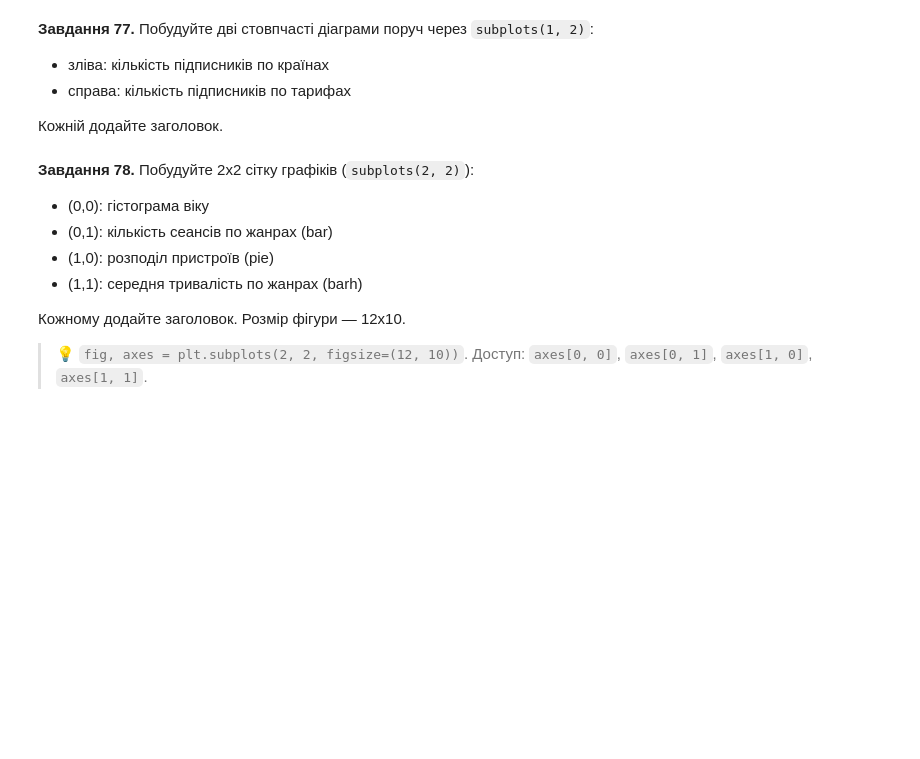
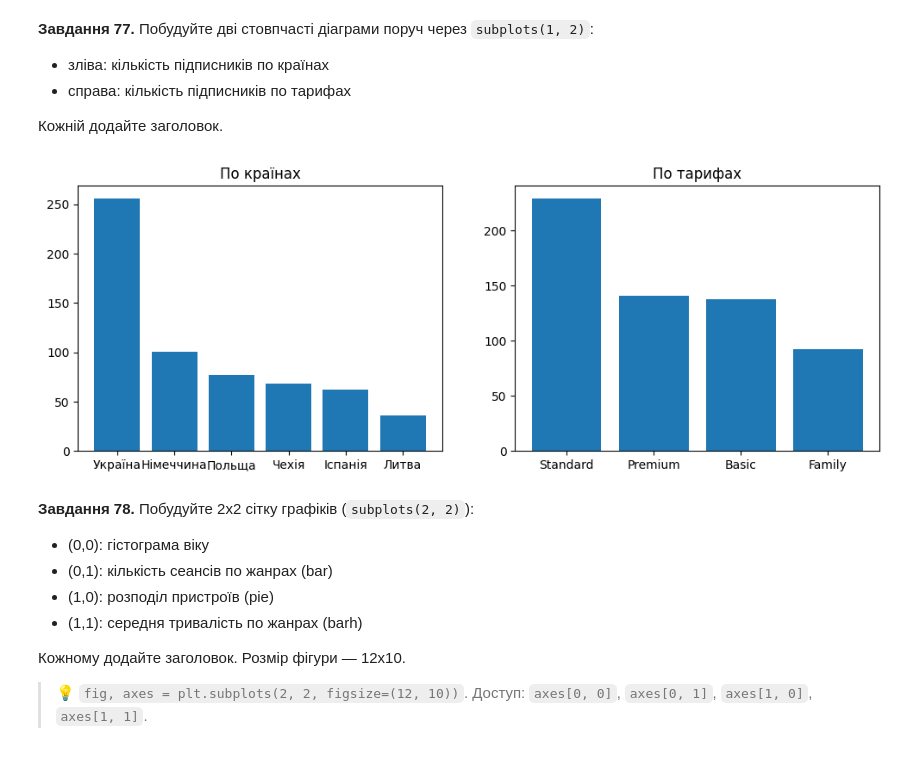
Before and after one commit to DymaStar/DTA_2026, a Jupyter notebook: HW/HW_DimaStar2905Nazar80_"pandas_viz_practice_ipynb".ipynb, the cells around one changed output. Cells and saved outputs as stored; diff of their text form; code cells hidden in the pictures; blank space fills up the shorter version.

```diff
--- a/HW/HW_DimaStar2905Nazar80_"pandas_viz_practice_ipynb".ipynb
+++ b/HW/HW_DimaStar2905Nazar80_"pandas_viz_practice_ipynb".ipynb
@@ -1520,3 +1540,21 @@ plt.show()
+# %%
+# Завдання 77:
+# subplots(1, 2) — 1 рядок, 2 стовпці
+fig, axes = plt.subplots(1, 2, figsize=(12, 4))
+
+# лівий графік
+c1 = subs["country"].value_counts()
+axes[0].bar(c1.index, c1.values)
+axes[0].set_title("По країнах")  # set_title, не plt.title!
+
+# правий графік
+c2 = subs["plan"].value_counts()
+axes[1].bar(c2.index, c2.values)
+axes[1].set_title("По тарифах")
+
+plt.show()
+# %% [output]
+[figure, added]
 # %% [markdown]
 **Завдання 78.** Побудуйте 2x2 сітку графіків (`subplots(2, 2)`):
 - (0,0): гістограма віку
```
Also changed, not shown: parts of 11 cells of this notebook.
